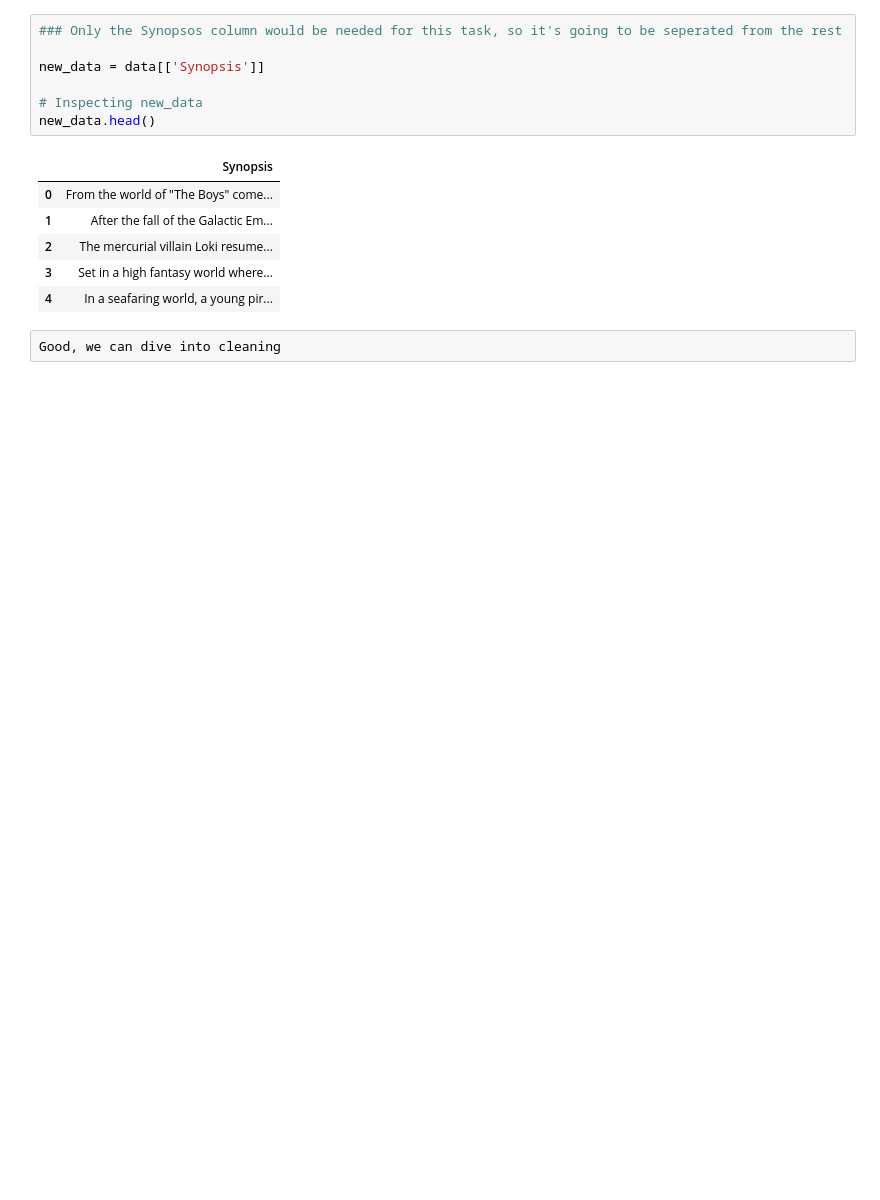
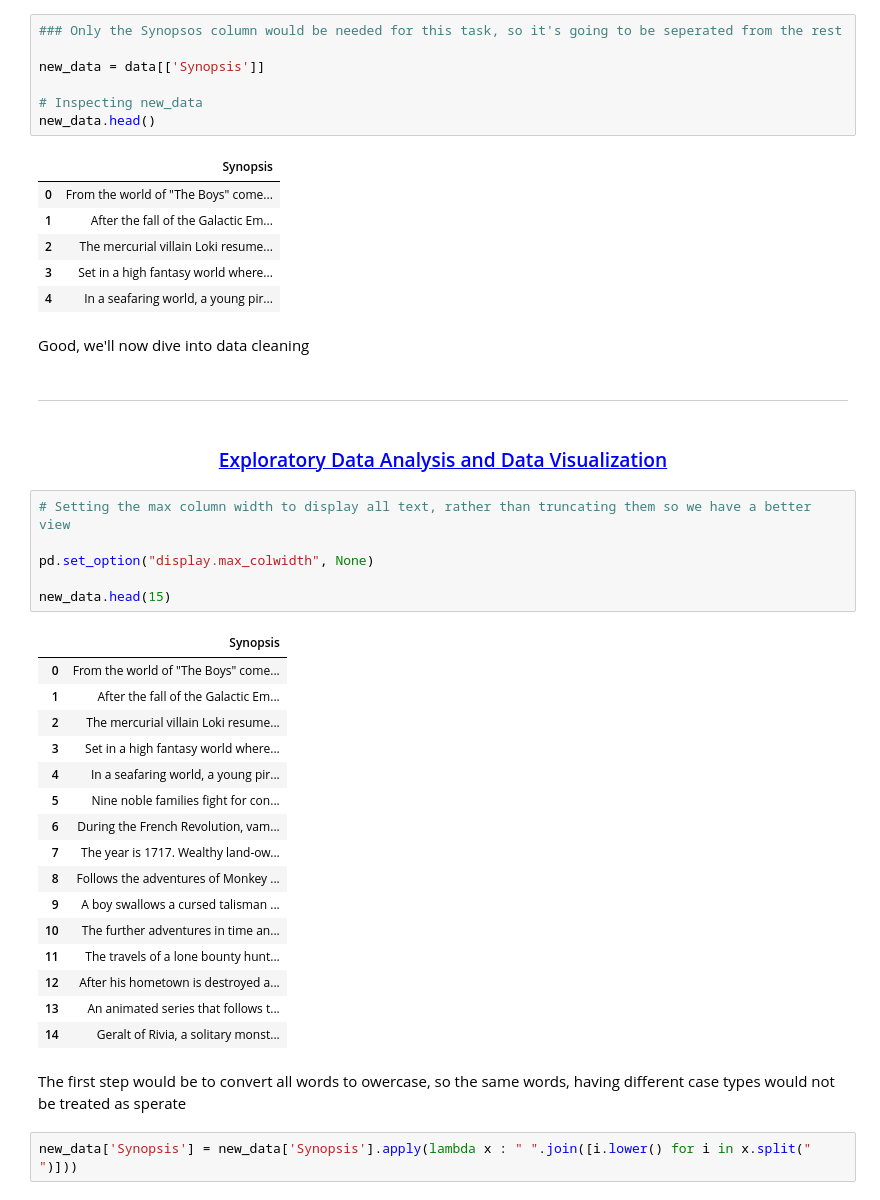
Before and after one commit to Voidblocker/Movie-Classification-using-NLP, a Jupyter notebook: Movie Classification with NLP.ipynb, the cells around one changed output. Saved outputs shown, nothing was run; the diff lists cells and outputs as text; blank space fills up the shorter version.

```diff
--- a/Movie Classification with NLP.ipynb
+++ b/Movie Classification with NLP.ipynb
@@ -41,5 +45,36 @@ new_data.head()
 | 2 | The mercurial villain Loki resume... |
 | 3 | Set in a high fantasy world where... |
 | 4 | In a seafaring world, a young pir... |
-# %%
-Good, we can dive into cleaning
+# %% [markdown]
+Good, we'll now dive into data cleaning
+# %% [markdown]
+---
+# %% [markdown]
+### <div style="text-align:center;color:blue"><u> Exploratory Data Analysis and Data Visualization</u></div>
+# %%
+# Setting the max column width to display all text, rather than truncating them so we have a better view
+
+pd.set_option("display.max_colwidth", None)
+
+new_data.head(15)
+# %% [output]
+|  | Synopsis |
+| 0 | From the world of "The Boys" come... |
+| 1 | After the fall of the Galactic Em... |
+| 2 | The mercurial villain Loki resume... |
+| 3 | Set in a high fantasy world where... |
+| 4 | In a seafaring world, a young pir... |
+| 5 | Nine noble families fight for con... |
+| 6 | During the French Revolution, vam... |
+| 7 | The year is 1717. Wealthy land-ow... |
+| 8 | Follows the adventures of Monkey ... |
+| 9 | A boy swallows a cursed talisman ... |
+| 10 | The further adventures in time an... |
+| 11 | The travels of a lone bounty hunt... |
+| 12 | After his hometown is destroyed a... |
+| 13 | An animated series that follows t... |
+| 14 | Geralt of Rivia, a solitary monst... |
+# %% [markdown]
+The first step would be to convert all words to owercase, so the same words, having different case types would not be treated as sperate
+# %%
+new_data['Synopsis'] = new_data['Synopsis'].apply(lambda x : " ".join([i.lower() for i in x.split(" ")]))
```
Also changed, not shown: parts of 21 cells of this notebook.
